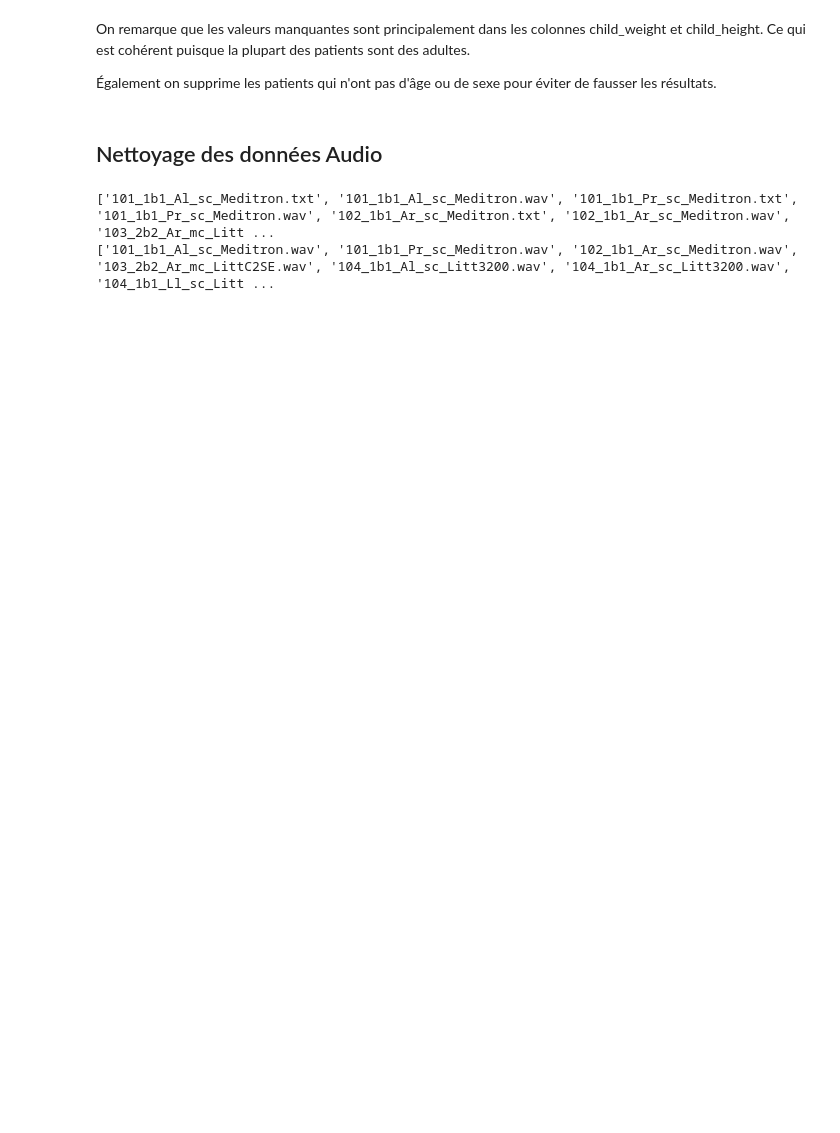
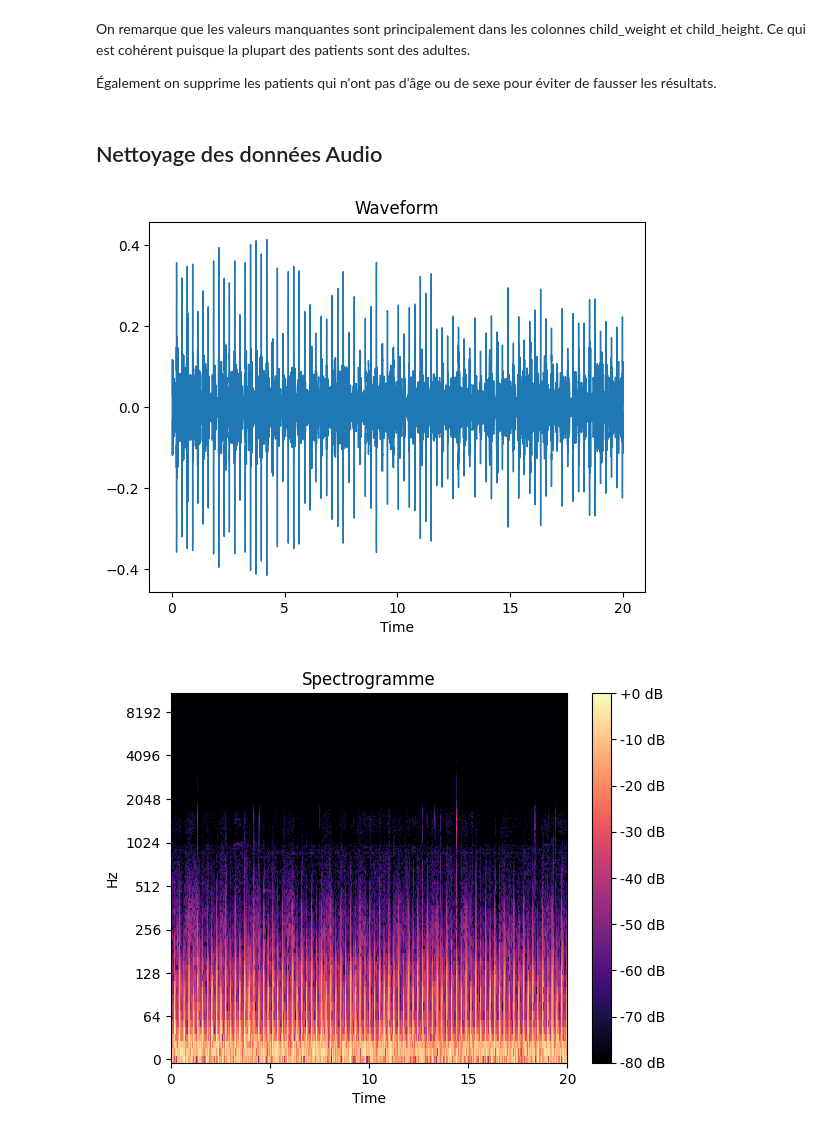
Before and after one commit to AlexandreFyl/RespiratorySounds, a Jupyter notebook: exploration.ipynb, the cells around one changed output. Saved outputs shown, nothing was run; the diff lists cells and outputs as text; code cells hidden in the pictures; blank space fills up the shorter version.

```diff
--- a/exploration.ipynb
+++ b/exploration.ipynb
@@ -217,11 +224,27 @@ On remarque que les valeurs manquantes sont principalement dans les colonnes chi
 Également on supprime les patients qui n'ont pas d'âge ou de sexe pour éviter de fausser les résultats.
 # %% [markdown]
 ## Nettoyage des données Audio
-# %%
-# Récupérer que les fichiers audio
-audio_files = [f for f in os.listdir("data/audio_and_txt_files") if f.endswith(".wav")]
-
-print(audio_files)
-# %% [output]
-['101_1b1_Al_sc_Meditron.txt', '101_1b1_Al_sc_Meditron.wav', '101_1b1_Pr_sc_Meditron.txt', '101_1b1_Pr_sc_Meditron.wav', '102_1b1_Ar_sc_Meditron.txt', '102_1b1_Ar_sc_Meditron.wav', '103_2b2_Ar_mc_Litt ...
-['101_1b1_Al_sc_Meditron.wav', '101_1b1_Pr_sc_Meditron.wav', '102_1b1_Ar_sc_Meditron.wav', '103_2b2_Ar_mc_LittC2SE.wav', '104_1b1_Al_sc_Litt3200.wav', '104_1b1_Ar_sc_Litt3200.wav', '104_1b1_Ll_sc_Litt ...
+# %%
+# Récupérer que les fichiers audio
+audio_files = [f for f in os.listdir("data/audio_and_txt_files") if f.endswith(".wav")]
+
+
+# Charger un fichier audio
+audio, sr = lr.load("data/audio_and_txt_files/" + audio_files[0])
+
+# Afficher le signal audio
+lr.display.waveshow(audio, sr=sr)
+plt.title("Waveform")
+plt.show()
+
+# Afficher le spectogramme
+lr.display.specshow(lr.amplitude_to_db(np.abs(lr.stft(audio)), ref=np.max), y_axis='log', x_axis='time')
+plt.title("Spectrogramme")
+plt.colorbar(format='%+2.0f dB')
+plt.show()
+
+# Afficher l'audio
+Audio(data=audio, rate=sr)
+# %% [output]
+[figure, added]
+[figure, added]
```
Also changed, not shown: parts of 4 cells of this notebook, 4 other files.
